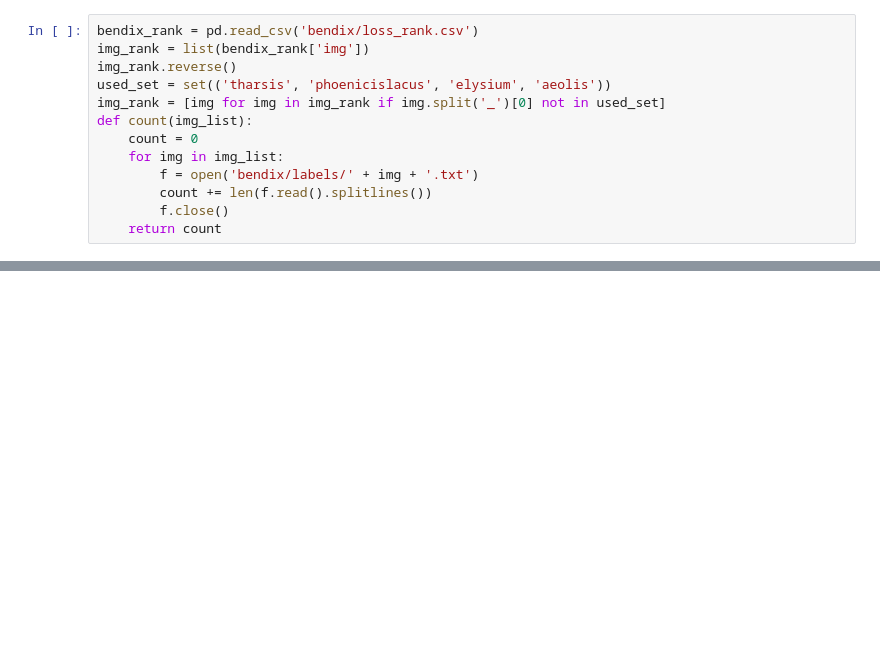
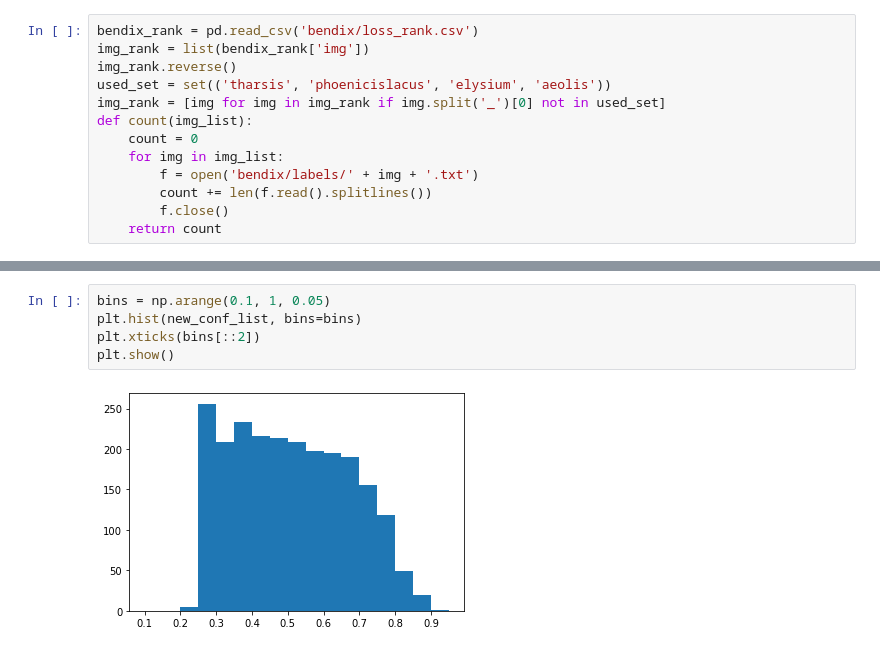
Before and after one commit to liyinze1/Robbins-to-THEMIS, a Jupyter notebook: demo.ipynb, the cells around one changed output, grey strips where cells are left out. Drawn from its saved outputs; the diff is of its cells as text; blank space fills up the shorter version.

```diff
--- a/demo.ipynb
+++ b/demo.ipynb
@@ -434,0 +556,7 @@ print('valid crater count', count(rest_img[train_len:]))
+# %%
+bins = np.arange(0.1, 1, 0.05)
+plt.hist(new_conf_list, bins=bins)
+plt.xticks(bins[::2])
+plt.show()
+# %% [output]
+[figure, added]
```
Also changed, not shown: parts of 5 cells of this notebook, 8 other files.
